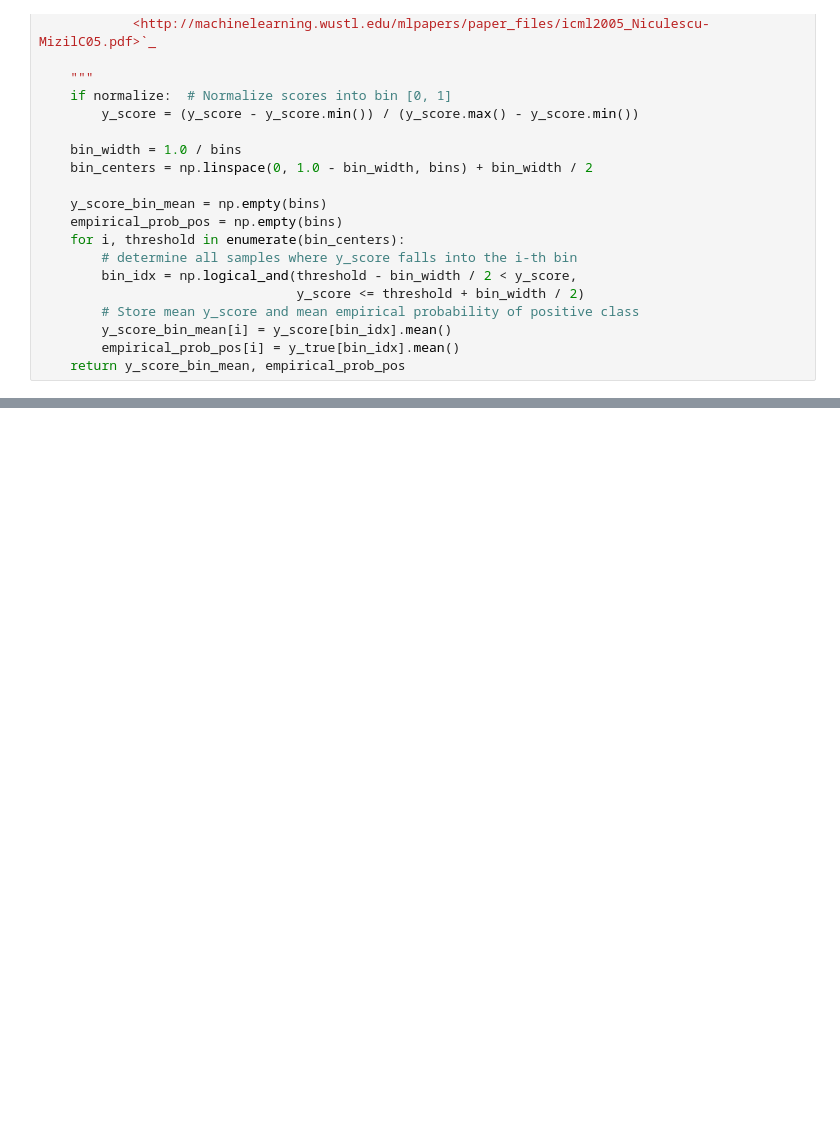
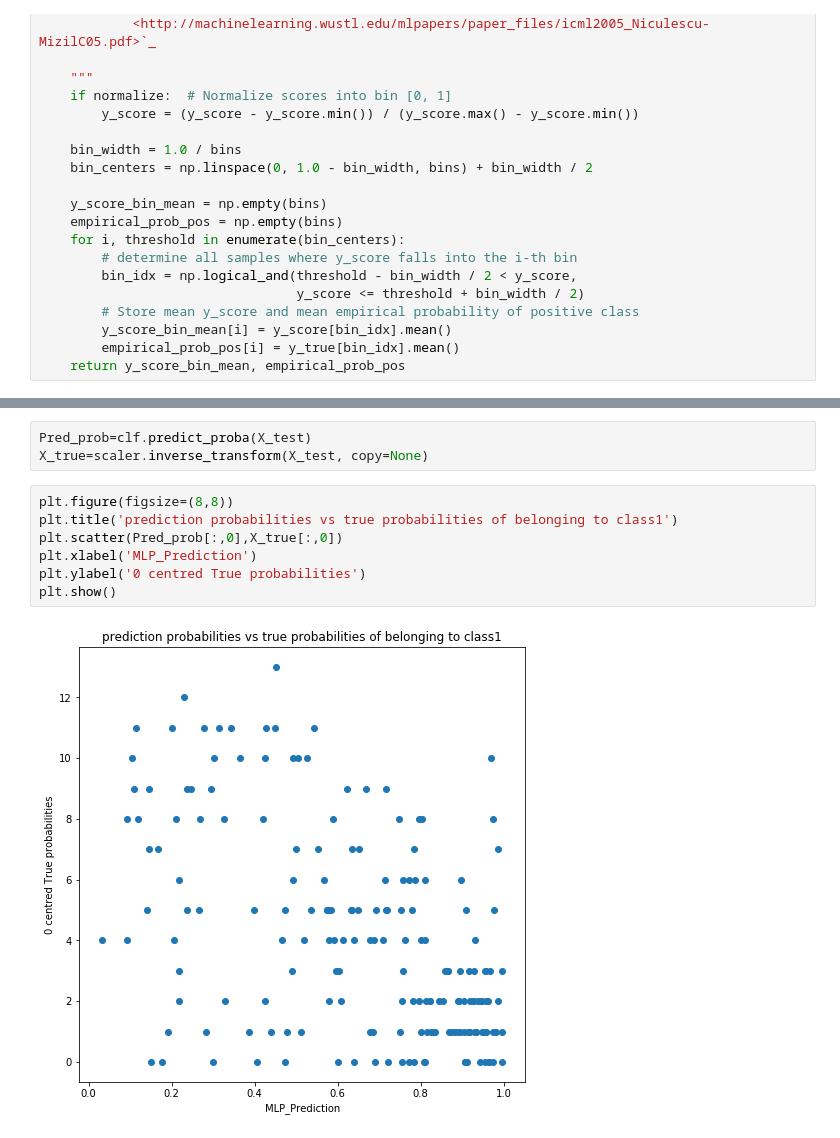
Before and after one commit to TSHTUM007/Masters_project, a Jupyter notebook: disease_classification_MLP.ipynb, the cells around one changed output, grey strips where cells are left out. Saved outputs shown, nothing was run; the diff lists cells and outputs as text; blank space fills up the shorter version.

Commit message:
show

```diff
--- a/disease_classification_MLP.ipynb
+++ b/disease_classification_MLP.ipynb
@@ -158,0 +159,12 @@ print("\tF1: %1.3f\n" % f1_score(Y_test, pred))
+# %%
+Pred_prob=clf.predict_proba(X_test)
+X_true=scaler.inverse_transform(X_test, copy=None)
+# %%
+plt.figure(figsize=(8,8))
+plt.title('prediction probabilities vs true probabilities of belonging to class1')
+plt.scatter(Pred_prob[:,0],X_true[:,0])
+plt.xlabel('MLP_Prediction')
+plt.ylabel('0 centred True probabilities')
+plt.show()
+# %% [output]
+[figure, added]
```
Also changed, not shown: parts of 2 cells of this notebook, 2 other files.
